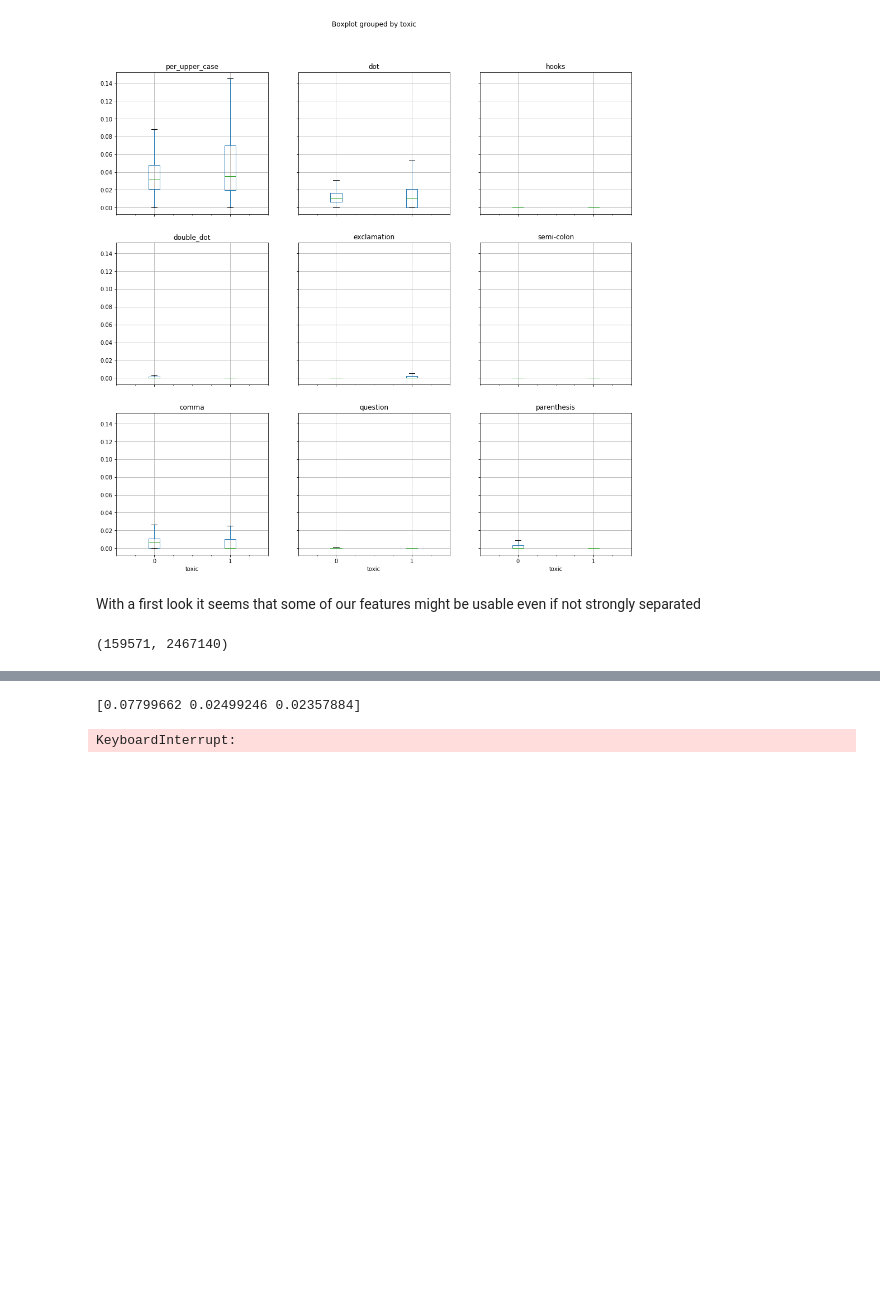
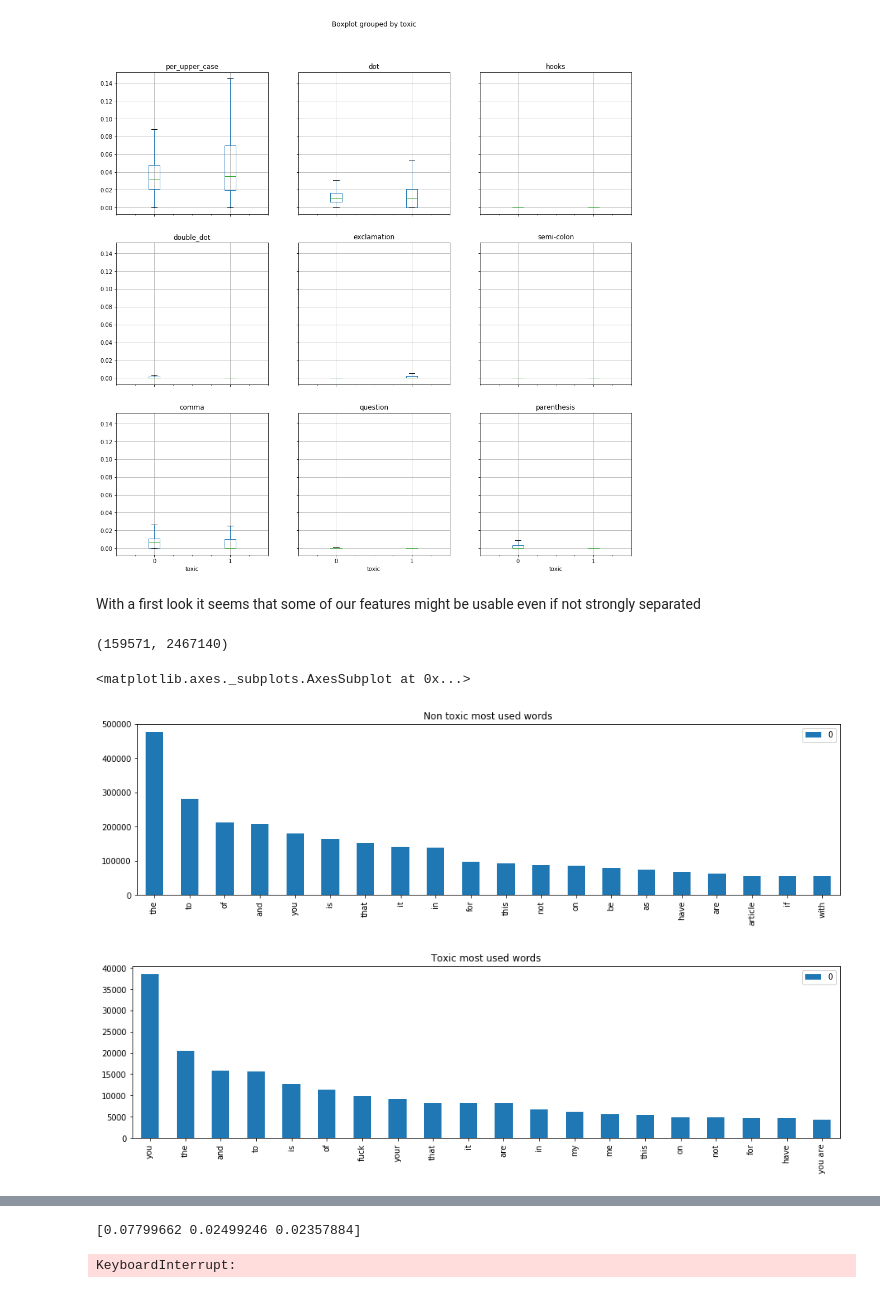
Before and after one commit to JBEven/Kaggle-ToxicComments, a Jupyter notebook: code/Data Analysis.ipynb, the cells around one changed output, grey strips where cells are left out. Saved outputs shown, nothing was run; the diff lists cells and outputs as text; code cells hidden in the pictures; blank space fills up the shorter version.

Commit message:
add count graphs | add lines for LSA + SVM

```diff
--- a/code/Data Analysis.ipynb
+++ b/code/Data Analysis.ipynb
@@ -249,3 +242,30 @@ tfidf_char_train = tfidf_transformer.fit_transform(count_char_train)
 tfidf_train.shape
 # %% [output]
 (159571, 2467140)
+# %%
+indices_nt = np.where(output['toxic']==0)[0]
+indices_t = np.where(output['toxic']==1)[0]
+# Let's get the counts of words for toxic and non toxic comments
+ntoxic = count_train[indices_nt,:].sum(axis=0)
+toxic = count_train[indices_t,:].sum(axis=0)
+
+# Let's get the counts of char for toxic and non toxic comments
+ntoxic_char = count_char_train[indices_nt,:].sum(axis=0)
+toxic_char = count_char_train[indices_t,:].sum(axis=0)
+# %%
+#Take a quick look at word/char most used for toxic
+#Words
+df_nt = pd.DataFrame(ntoxic.transpose(),count_vect.get_feature_names()).sort_values(by=0,ascending=False)[0:20]
+df_t = pd.DataFrame(toxic.transpose(),count_vect.get_feature_names()).sort_values(by=0,ascending=False)[0:20]
+
+#Chars
+df_nt_c = pd.DataFrame(ntoxic_char.transpose(),count_char_vect.get_feature_names()).sort_values(by=0,ascending=False)[0:20]
+df_t_c = pd.DataFrame(toxic_char.transpose(),count_char_vect.get_feature_names()).sort_values(by=0,ascending=False)[0:20]
+# %%
+# Words
+df_nt.plot(kind='bar',figsize=[16,4],title="Non toxic most used words")
+df_t.plot(kind='bar',figsize=[16,4], title="Toxic most used words")
+# %% [output]
+<matplotlib.axes._subplots.AxesSubplot at 0x...>
+[figure, added]
+[figure, added]
```
Also changed, not shown: parts of 7 cells of this notebook, 1 other file.
